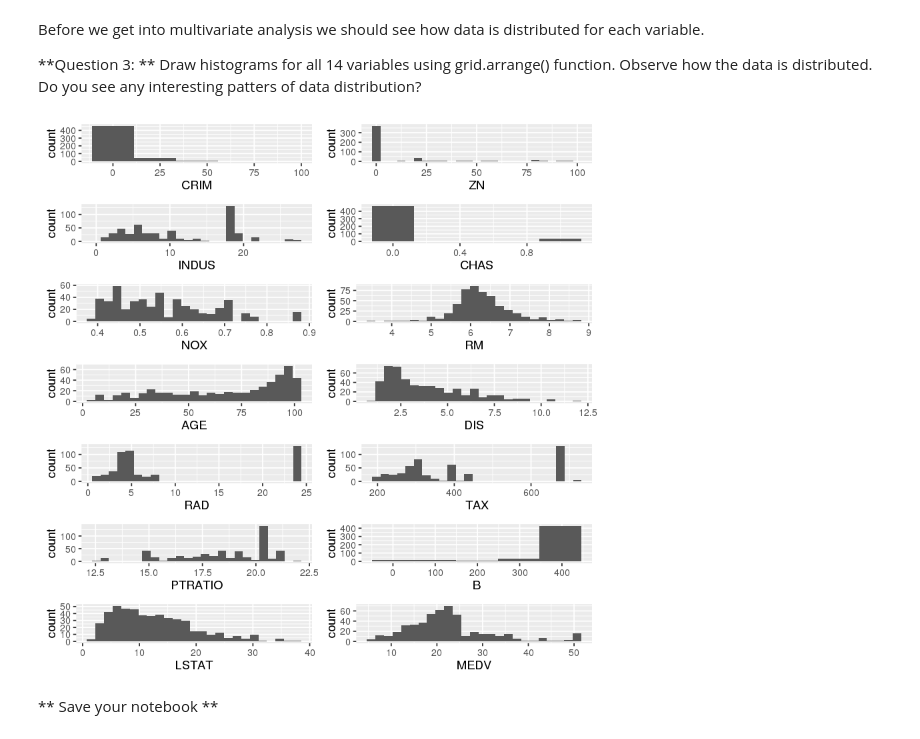
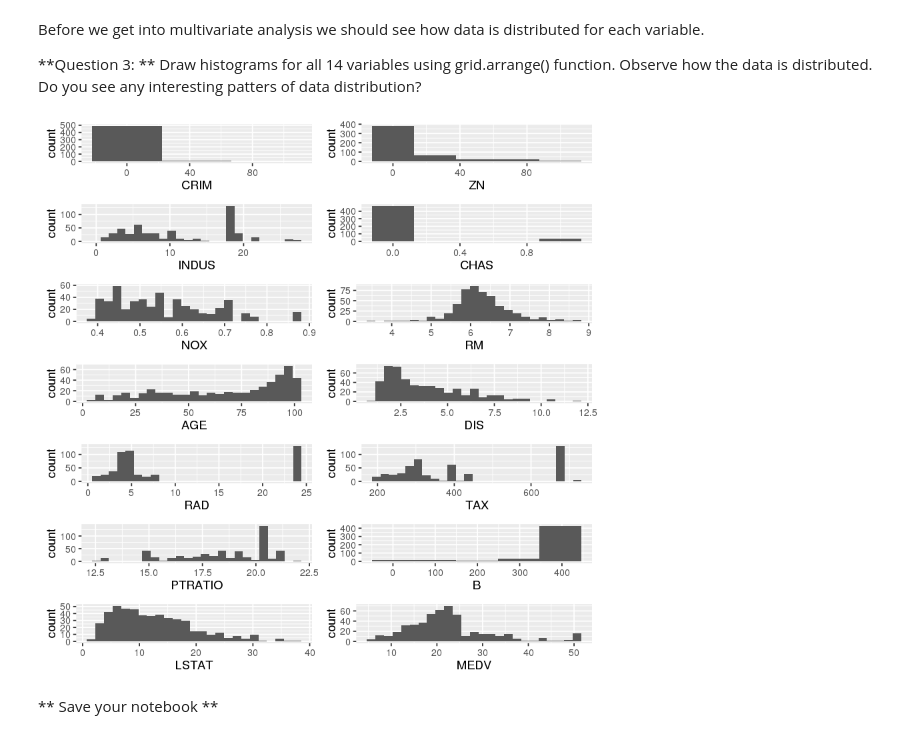
Before and after one commit to cosmos454b/dsa, a Jupyter notebook: modules/module2/exercises/Exercises.ipynb, the cells around one changed output. Saved outputs shown, nothing was run; the diff lists cells and outputs as text; code cells hidden in the pictures.

```diff
--- a/modules/module2/exercises/Exercises.ipynb
+++ b/modules/module2/exercises/Exercises.ipynb
@@ -43,24 +43,24 @@ Before we get into multivariate analysis we should see how data is distributed f
 # %%
 require(gridExtra)
 require(ggplot2)
 grid.arrange(
-             qplot(housing$CRIM,bins = 5,xlab='CRIM'),
-	         qplot(housing$ZN,bins = 25,xlab='ZN'),
+             qplot(housing$CRIM,bins = 3,xlab='CRIM'),
+	         qplot(housing$ZN,bins = 5,xlab='ZN'),
              qplot(housing$INDUS,bins = 25,xlab='INDUS'),
              qplot(housing$CHAS,bins = 5,xlab='CHAS'),
              qplot(housing$NOX,bins = 25,xlab='NOX'),
              qplot(housing$RM,bins = 25,xlab='RM'),
              qplot(housing$AGE,bins = 25,xlab='AGE'),
              qplot(housing$DIS,bins = 25,xlab='DIS'),
              qplot(housing$RAD,bins = 25,xlab='RAD'),
              qplot(housing$TAX,bins = 25,xlab='TAX'),
              qplot(housing$PTRATIO,bins = 25,xlab='PTRATIO'),
              qplot(housing$B,bins = 5,xlab='B'),
              qplot(housing$LSTAT,bins = 25,xlab='LSTAT'),
              qplot(housing$MEDV,bins = 25,xlab='MEDV'),
              ncol = 2)
 # %% [output]
-[figure, old version]
+[figure, new version]
 # %% [markdown]
 ** Save your notebook **
 # %%
```
Also changed, not shown: parts of 5 cells of this notebook.
